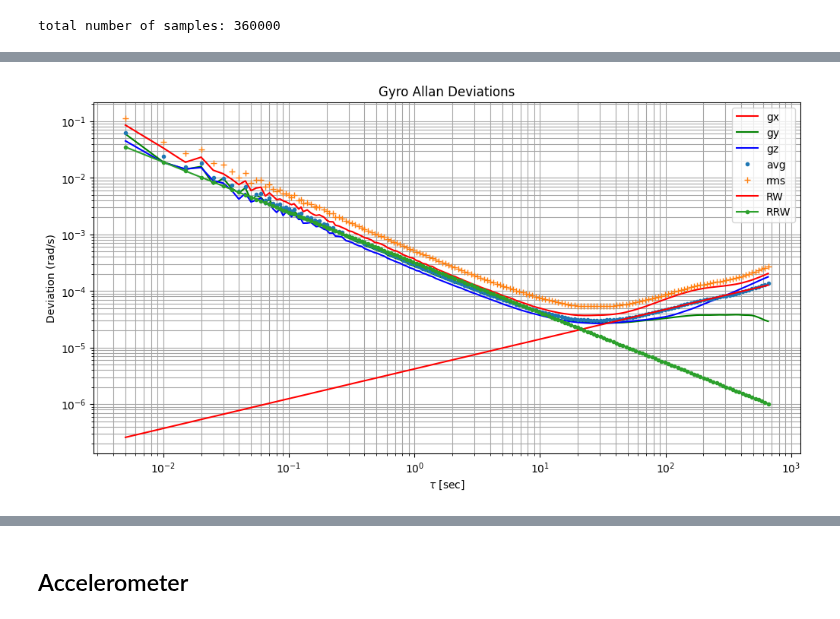
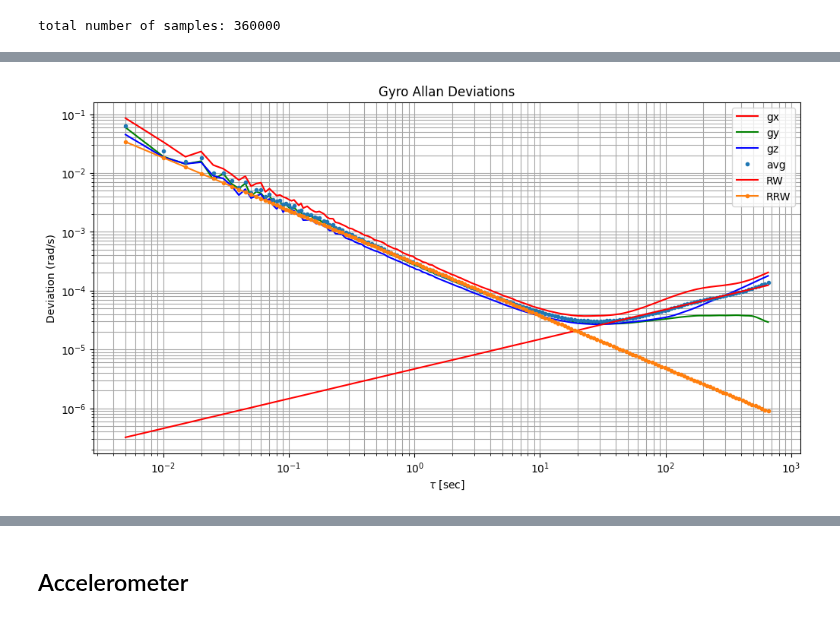
Before and after one commit to diplodocuslongus/depthai2know, a Jupyter notebook: IMU/noise_from_allan.ipynb, the cells around one changed output, grey strips where cells are left out. Cells and saved outputs as stored; diff of their text form; code cells hidden in the pictures.

```diff
--- a/IMU/noise_from_allan.ipynb
+++ b/IMU/noise_from_allan.ipynb
@@ -252,5 +301,6 @@ gaxis.legend()
 # %%
-def noise_param_from_adev_single_axis(tau_sa,adev_sa,verbose=True):
+# TODO: add units and parameter to distinguish btwn acc and gyro
+def noise_param_from_adev_single_axis(tau_sa,adev_sa,fit_range_rw = (1,5),fit_range_rrw = (500,1000),verbose=True):
     # sa = single axis
     # TODO: add custom parameters in case fit is unsuccessful
     # find angle random walk, intersection of random walk line fit (-0.5 slope)
@@ -259,8 +309,10 @@ def noise_param_from_adev_single_axis(tau_sa,adev_sa,verbose=True):
     # that is, between  10^-1 < tau < 20 for the gx component for one of the OAK-D
     # Location for the other components (gy, gz) is likely (slightly) different
     # get the corresponding indexes (manual work, could do auto)
-    idx_start = np.where(tau_sa < 0.1)[0][-1]
-    idx_end = np.where(tau_sa > 20)[0][0]
+    idx_start = np.where(tau_sa < fit_range_rw[0])[0][-1]
+    idx_end = np.where(tau_sa > fit_range_rw[1])[0][0]
+    # idx_start = np.where(tau_sa < 0.1)[0][-1]
+    # idx_end = np.where(tau_sa > 20)[0][0]
     print(f'linear -0.5 slope for gx: = {idx_start,idx_end}')
     logtau_sa = np.log(tau_sa[idx_start:idx_end])
     logadev_sa = np.log(adev_sa[idx_start:idx_end])
@@ -290,28 +342,22 @@ def noise_param_from_adev_single_axis(tau_sa,adev_sa,verbose=True):
     # velocity random walk
     gyro_angle_randwalk_sa = rw_fit_x(1)
     gyro_angle_randwalk_sa_fixfit = rw_fixfit_x(1)
-    print((f'gyro_angle_randwalk: from linear fit '
+    print((f'random walk (gyro angle or accel velocity): from linear fit '
           f'{gyro_angle_randwalk_sa:.{PRECI}{TYPE}},'
           f'from -0.5 slope fit: {gyro_angle_randwalk_sa_fixfit:.{PRECI}{TYPE}}'))
 
     # get the rate random walk (unit: (rad/s)/√Hz
     # fit in the other direction
     # slop of 1, foudn at tau = 3
-    idx_start = np.where(tau_sa > 100)[0][0]
-    idx_end = np.where(tau_sa < 1000)[0][-1]
+    # if MEAS_FILENAME_NO_EXT == 'OAKLight_BMI270_90mn_gyroSR250_accSR250_yUp':
+    idx_start = np.where(tau_sa < fit_range_rrw[0])[0][-1]
+    idx_end = np.where(tau_sa > fit_range_rrw[1])[0][0]
+
+    # idx_start = np.where(tau_sa > 100)[0][0]
+    # idx_end = np.where(tau_sa < 1000)[0][-1]
     print(f'linear fit slope for gx: = {idx_start,idx_end}')
     logtau_sa = np.log(tau_sa[idx_start:idx_end])
     logadev_sa = np.log(adev_sa[idx_start:idx_end])
-    # for gy
-    idx_start = np.where(tauy > 100)[0][0]
-    idx_end = np.where(tauy < 1000)[0][-1]
-    if MEAS_FILENAME_NO_EXT == 'OAKLight_BMI270_90mn_gyroSR250_accSR250_yUp':
-        idx_end = np.where(tauy < 140)[0][-1]
-    else:
-        idx_end = np.where(tauy < 1000)[0][-1]
-    print(f'linear fit slope for gy: = {idx_start,idx_end}')
-    logtauy = np.log(tauy[idx_start:idx_end])
-    logady = np.log(ady[idx_start:idx_end])
 
     coeffs_x = np.polyfit(logtau_sa,logadev_sa, deg=1)
     if verbose:
@@ -319,7 +365,7 @@ def noise_param_from_adev_single_axis(tau_sa,adev_sa,verbose=True):
     poly_x = np.poly1d(coeffs_x)
     rrw_fit_x = lambda tau_sa: np.exp(poly_x(np.log(tau_sa)))
     gyro_rate_randwalk_sa = rrw_fit_x(3)
-    print(f'gyro_rate_randwalk_x = {gyro_rate_randwalk_sa:.{PRECI}{TYPE}} {ANGLE_UNIT_FOR_NOISE}/s/√s')
+    print(f'gyro rate or acceleration random walk  = {gyro_rate_randwalk_sa:.{PRECI}{TYPE}} {ANGLE_UNIT_FOR_NOISE}/s/√s')
 
 
     #################
@@ -363,6 +410,6 @@ local min: 112, scale_fact = 0.6642824702679601
 Bias instability: 2.45e-05rad/s
 # %%
 # using the average over the 3 axis
-abix,aarw,avrw,arwfitx,arrwfitx=noise_param_from_adev_single_axis(accel_taux,accel_adevs_avg)
-gbix,grrw,garw,grwfitx,grrwfitx=noise_param_from_adev_single_axis(gyro_taux,gyro_adevs_avg)
+abix,aarw,avrw,arwfit_avg,arrwfit_avg = noise_param_from_adev_single_axis(accel_taux,accel_adevs_avg,(0.5,7),(100,500))
+gbix,grrw,garw,grwfit_avg,grrwfit_avg = noise_param_from_adev_single_axis(gyro_taux,gyro_adevs_avg,(0.5,7),(100,500))
 # %% [output]
@@ -416,11 +469,13 @@ afig
 # grwfitx(gyro_taux) - grrwfitx(gyro_taux)
 # %%
 
-add_noise_results_on_plot(gfig,gaxis,gyro_taux,grwfitx,grrwfitx)
+add_noise_results_on_plot(gfig,gaxis,gyro_taux,grwfit_avg,grrwfit_avg)
+# add_noise_results_on_plot(gfig,gaxis,gyro_taux,grwfitx,grrwfitx)
+
 # add_noise_results_on_plot(gfig,gaxis,gyro_taux,grrwfitx)
 gfig
 # %% [output]
-[figure, old version]
+[figure, new version]
 # %%
 # find angle random walk, intersection of random walk line fit (-0.5 slope)
 # at tau = 1
```
Also changed, not shown: parts of 15 cells of this notebook, 2 other files.
